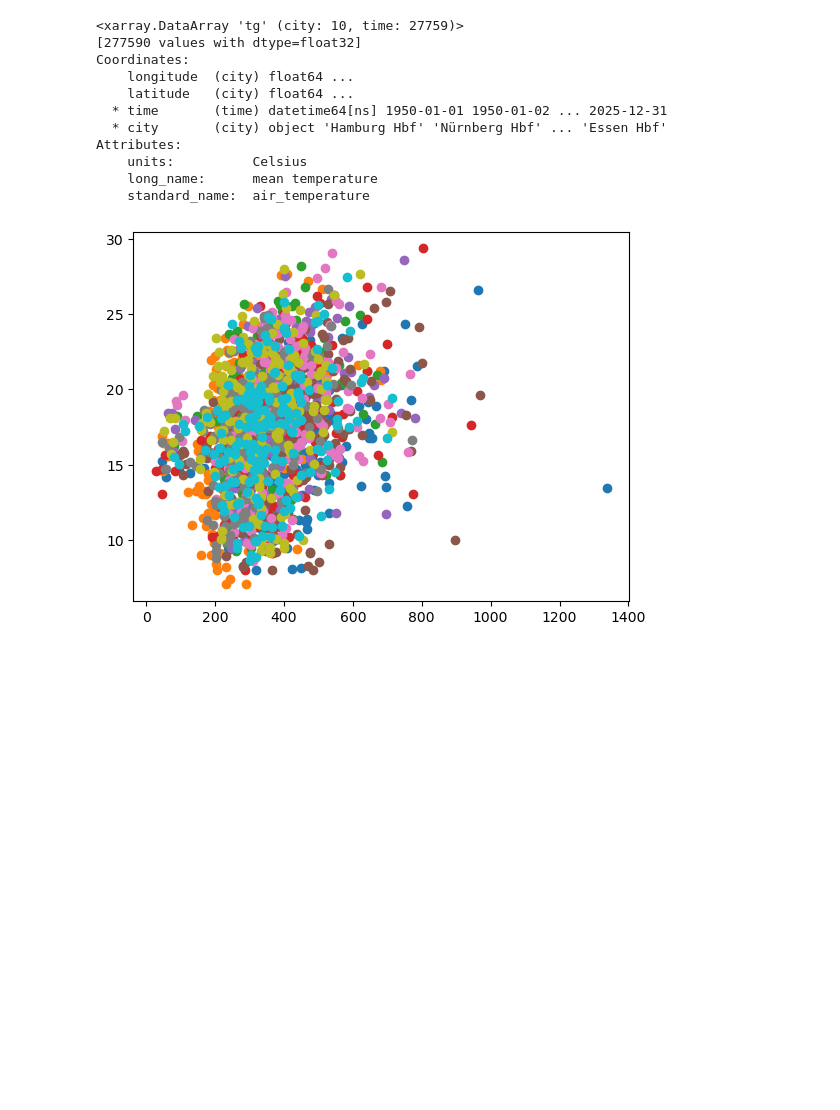
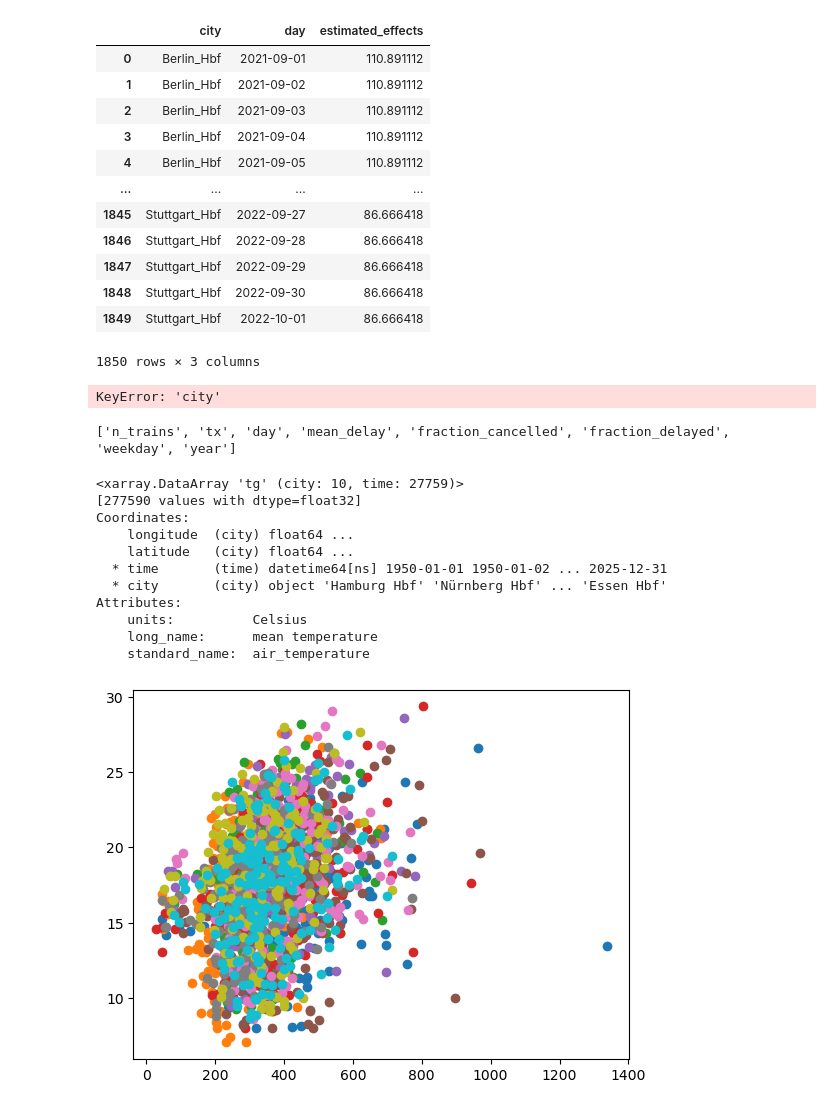
Before and after one commit to rabons/Benasque_Heat_Railway, a Jupyter notebook: preparation_panel_regression.ipynb, the cells around one changed output. Drawn from its saved outputs; the diff is of its cells as text; code cells hidden in the pictures; blank space fills up the shorter version.

```diff
--- a/preparation_panel_regression.ipynb
+++ b/preparation_panel_regression.ipynb
@@ -7,3 +163,27 @@ import matplotlib.pyplot as plt
+# %%
+res.estimated_effects.reset_index()
+# %% [output]
+|  | city | day | estimated_effects |
+| 0 | Berlin_Hbf | 2021-09-01 | 110.891112 |
+| 1 | Berlin_Hbf | 2021-09-02 | 110.891112 |
+| 2 | Berlin_Hbf | 2021-09-03 | 110.891112 |
+| 3 | Berlin_Hbf | 2021-09-04 | 110.891112 |
+| 4 | Berlin_Hbf | 2021-09-05 | 110.891112 |
+| ... | ... | ... | ... |
+| 1845 | Stuttgart_Hbf | 2022-09-27 | 86.666418 |
+| 1846 | Stuttgart_Hbf | 2022-09-28 | 86.666418 |
+| 1847 | Stuttgart_Hbf | 2022-09-29 | 86.666418 |
+| 1848 | Stuttgart_Hbf | 2022-09-30 | 86.666418 |
+| 1849 | Stuttgart_Hbf | 2022-10-01 | 86.666418 |
+1850 rows × 3 columns
+# %%
+res.estimated_effects.reset_index()[['estimated_effects','day']].groupby("city").mean()
+# %% [output]
+KeyError: 'city'
+# %%
+print(df.columns.tolist())
+# %% [output]
+['n_trains', 'tx', 'day', 'mean_delay', 'fraction_cancelled', 'fraction_delayed', 'weekday', 'year']
 # %%
 tas = xr.open_dataarray('/work/bb1445/b383514/other/train_disruption/eobs/city_temperature.nc')
 # %%
```
Also changed, not shown: parts of 9 cells of this notebook, 2 other files.
